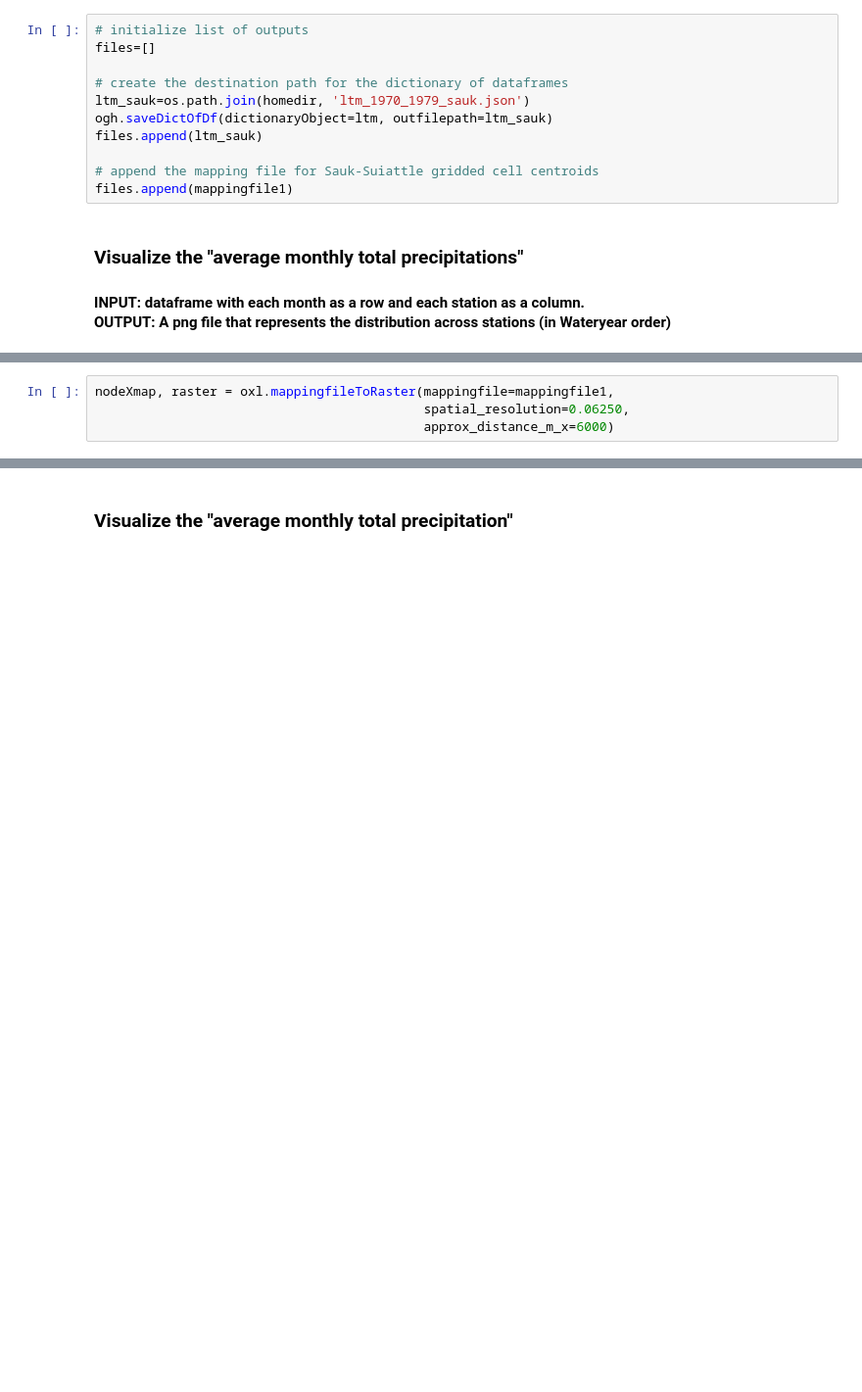
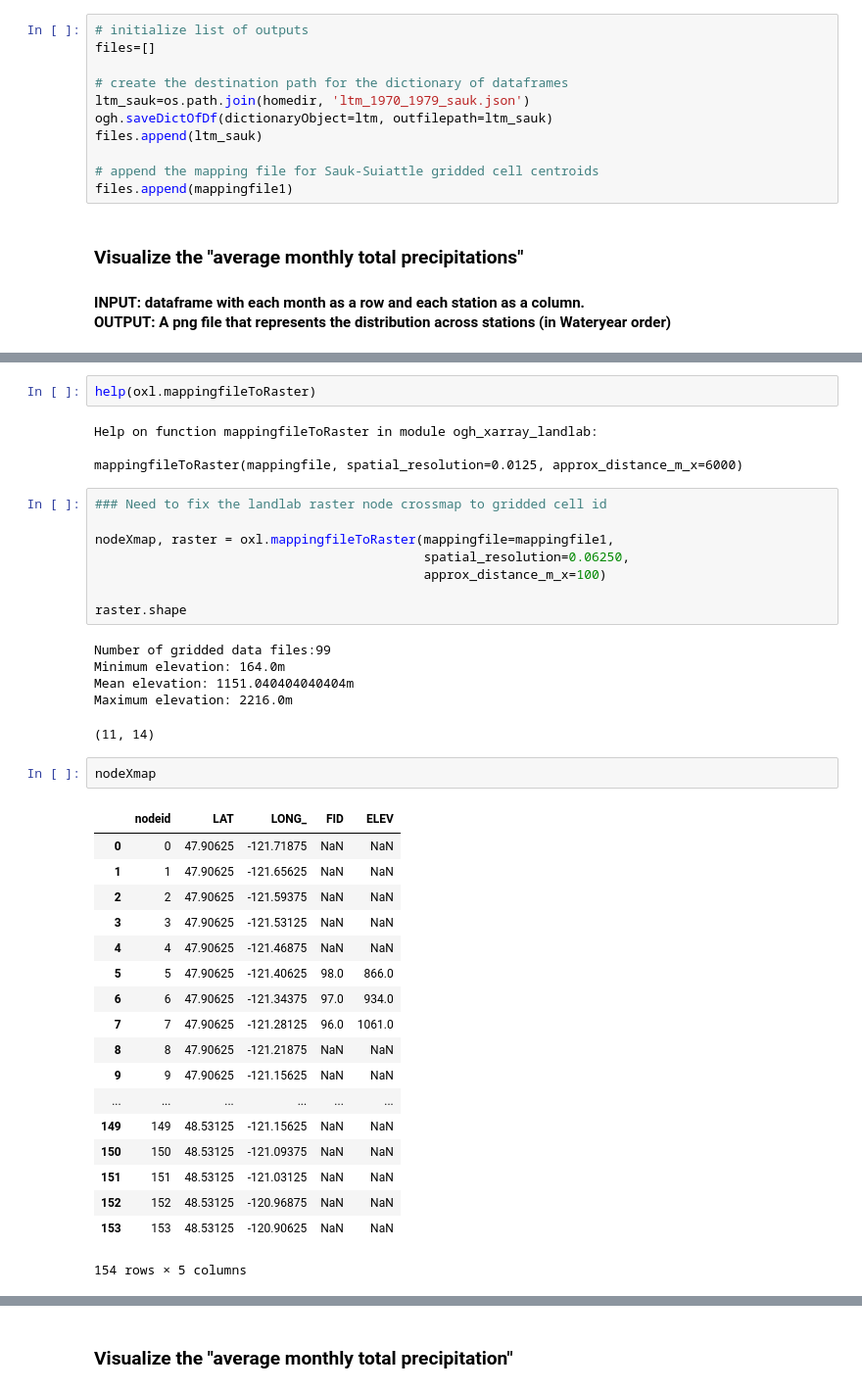
Before and after one commit to Freshwater-Initiative/Observatory, a Jupyter notebook: tutorials/Observatory_usecase7_xmapLandlab.ipynb, the cells around one changed output, grey strips where cells are left out. Shown at 98% size. Saved outputs shown, nothing was run; the diff lists cells and outputs as text; blank space fills up the shorter version.

Commit message:
update usecase7 and oxl functions

```diff
--- a/tutorials/Observatory_usecase7_xmapLandlab.ipynb
+++ b/tutorials/Observatory_usecase7_xmapLandlab.ipynb
@@ -418,7 +463,44 @@ raster.shape
+# %%
+help(oxl.mappingfileToRaster)
+# %% [output]
+Help on function mappingfileToRaster in module ogh_xarray_landlab:
+
+mappingfileToRaster(mappingfile, spatial_resolution=0.0125, approx_distance_m_x=6000)
 # %%
+### Need to fix the landlab raster node crossmap to gridded cell id
+
 nodeXmap, raster = oxl.mappingfileToRaster(mappingfile=mappingfile1,
                                            spatial_resolution=0.06250,
-                                           approx_distance_m_x=6000)
+                                           approx_distance_m_x=100)
+
+raster.shape
+# %% [output]
+Number of gridded data files:99
+Minimum elevation: 164.0m
+Mean elevation: 1151.040404040404m
+Maximum elevation: 2216.0m
+(11, 14)
+# %%
+nodeXmap
+# %% [output]
+|  | nodeid | LAT | LONG_ | FID | ELEV |
+| 0 | 0 | 47.90625 | -121.71875 | NaN | NaN |
+| 1 | 1 | 47.90625 | -121.65625 | NaN | NaN |
+| 2 | 2 | 47.90625 | -121.59375 | NaN | NaN |
+| 3 | 3 | 47.90625 | -121.53125 | NaN | NaN |
+| 4 | 4 | 47.90625 | -121.46875 | NaN | NaN |
+| 5 | 5 | 47.90625 | -121.40625 | 98.0 | 866.0 |
+| 6 | 6 | 47.90625 | -121.34375 | 97.0 | 934.0 |
+| 7 | 7 | 47.90625 | -121.28125 | 96.0 | 1061.0 |
+| 8 | 8 | 47.90625 | -121.21875 | NaN | NaN |
+| 9 | 9 | 47.90625 | -121.15625 | NaN | NaN |
+| ... | ... | ... | ... | ... | ... |
+| 149 | 149 | 48.53125 | -121.15625 | NaN | NaN |
+| 150 | 150 | 48.53125 | -121.09375 | NaN | NaN |
+| 151 | 151 | 48.53125 | -121.03125 | NaN | NaN |
+| 152 | 152 | 48.53125 | -120.96875 | NaN | NaN |
+| 153 | 153 | 48.53125 | -120.90625 | NaN | NaN |
+154 rows × 5 columns
 # %%
 vector = ogh.rasterVector(vardf=ltm['meanbymonthsum_PREC_sp_WRF_NNRP_noBC_1970_1979'],
                           vardf_dateindex=3,
```
Also changed, not shown: parts of 32 cells of this notebook, 1 other file.
